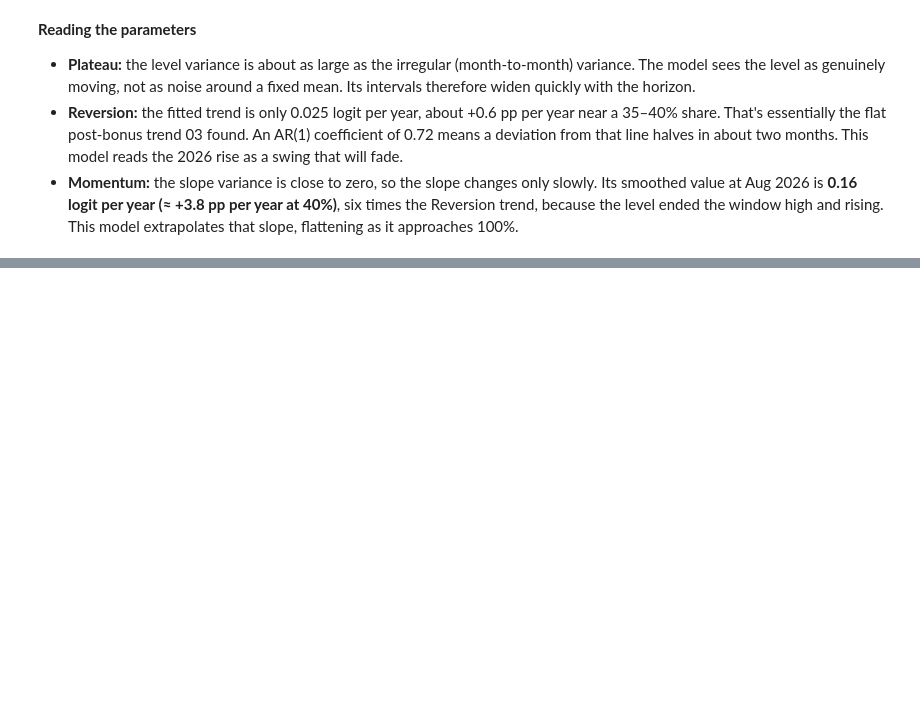
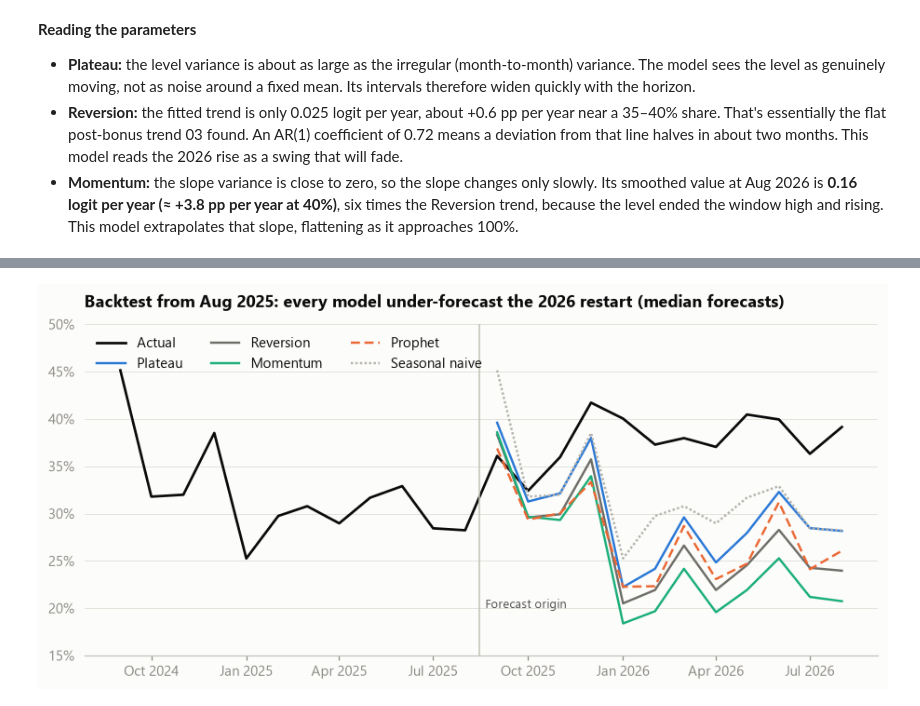
Before and after one commit to suv999/sweden-ev-adoption, a Jupyter notebook: notebooks/04_forecast.ipynb, the cells around one changed output, grey strips where cells are left out. Drawn from its saved outputs; the diff is of its cells as text; code cells hidden in the pictures; blank space fills up the shorter version.

```diff
--- a/notebooks/04_forecast.ipynb
+++ b/notebooks/04_forecast.ipynb
@@ -178,0 +235,21 @@ Key parameters, fitted on Jan 2023 – Aug 2026
+# %%
+_, med = bt[pd.Timestamp("2025-08-01")]
+fig, ax = plt.subplots()
+hist = pv.loc["2024-09":]
+ax.plot(hist.index, hist.share, color=INK, lw=1.8, label="Actual")
+styles = {"Plateau": (BLUE, "-"), "Reversion": (GREY_DARK, "-"), "Momentum": (AQUA, "-"),
+          "Prophet": (ORANGE, (0, (4, 2))), "Seasonal naive": (GREY_LIGHT, (0, (1, 1)))}
+for k, (c, ls) in styles.items():
+    ax.plot(med[k].index, med[k], color=c, lw=1.6, ls=ls, label=k)
+ax.axvline(pd.Timestamp("2025-08-15"), color=AXIS, lw=1)
+ax.annotate("Forecast origin", (pd.Timestamp("2025-08-15"), 0.2), xytext=(4, 0), textcoords="offset points",
+            fontsize=8.5, color=INK2)
+ax.yaxis.set_major_formatter(PCT)
+ax.xaxis.set_major_formatter(mpl.dates.DateFormatter("%b %Y"))
+ax.set_ylim(0.15, 0.5)
+ax.set_title("Backtest from Aug 2025: every model under-forecast the 2026 restart (median forecasts)")
+ax.legend(loc="upper left", ncol=3)
+viz.save(fig, "04_backtest", FIGS)
+plt.show()
+# %% [output]
+[figure, added]
```
Also changed, not shown: parts of 3 cells of this notebook.
